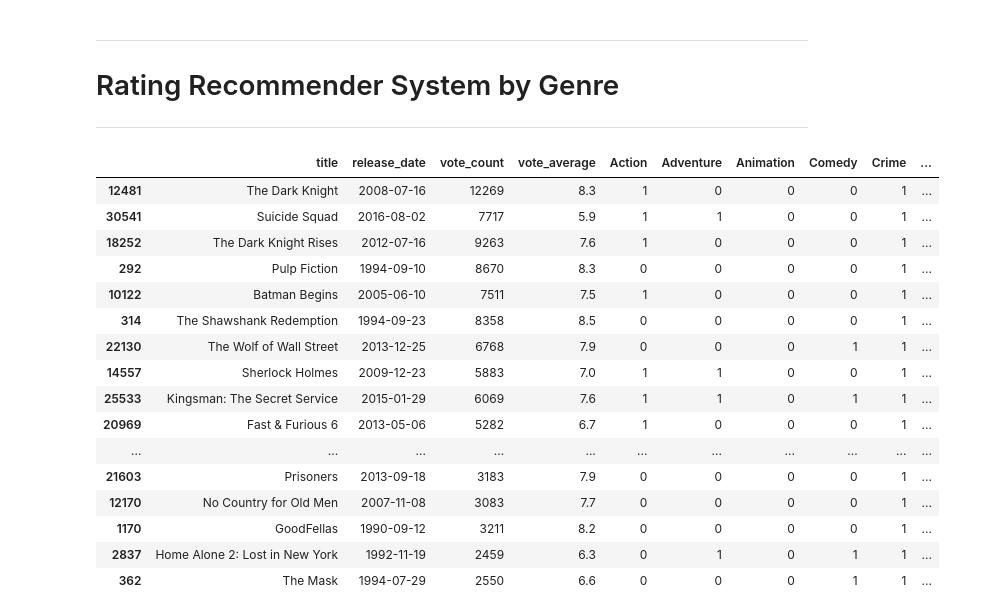
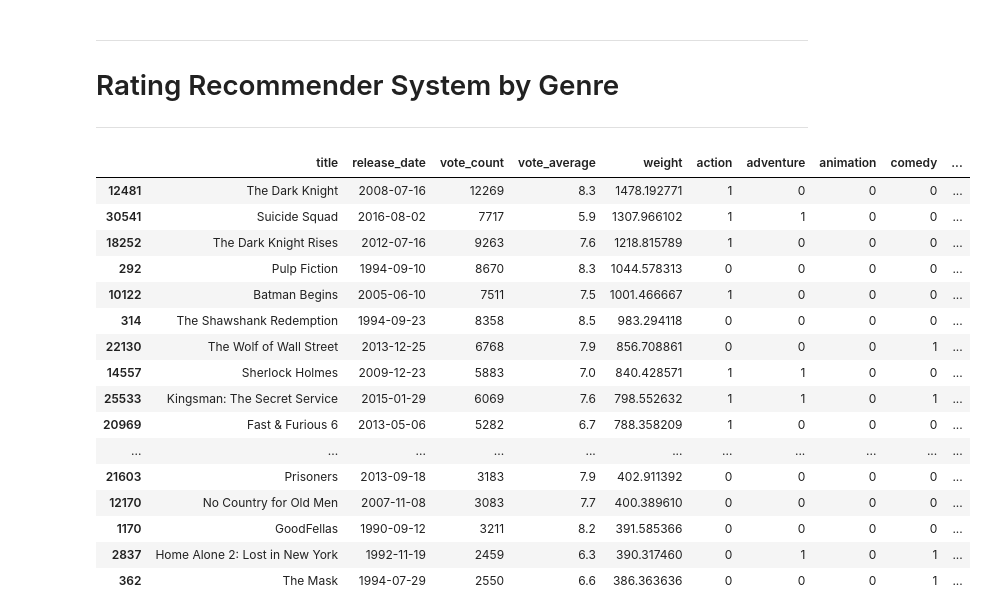
Before and after one commit to denissotnikov4/movie-recommender-systems, a Jupyter notebook: rating_recommendation_system.ipynb, the cells around one changed output. Drawn from its saved outputs; the diff is of its cells as text; code cells hidden in the pictures.

```diff
--- a/rating_recommendation_system.ipynb
+++ b/rating_recommendation_system.ipynb
@@ -169,0 +182,2 @@ df.head()
+# %%
+df['weight'] = df['vote_count'] / df['vote_average']
@@ -169,0 +188,10 @@ df.head()
+# %%
+df = df[['title', 'release_date', 'vote_count', 'vote_average', 'weight',
+         'Action', 'Adventure', 'Animation', 'Comedy', 'Crime', 'Documentary',
+         'Drama', 'Family', 'Fantasy', 'Foreign', 'History', 'Horror', 'Music',
+         'Mystery', 'Romance', 'Science Fiction', 'TV Movie', 'Thriller',
+         'War', 'Western']]
+# %%
+df = df.rename(columns={'Science Fiction': 'Science_Fiction', 'TV Movie': 'TV_Movie'})
+# %%
+df.columns = map(str.lower, df.columns)
@@ -228,23 +265,23 @@ def genres_vote(df, genre):
   df1 = df[df[genre] == 1]
   return df1.sort_values('weight', ascending=False).head(50)
 # %%
-genres_vote(df, 'Crime')
+genres_vote(df, 'crime')
 # %% [output]
-|  | title | release_date | vote_count | vote_average | Action | Adventure | Animation | Comedy | Crime | ... |
-| 12481 | The Dark Knight | 2008-07-16 | 12269 | 8.3 | 1 | 0 | 0 | 0 | 1 | ... |
-| 30541 | Suicide Squad | 2016-08-02 | 7717 | 5.9 | 1 | 1 | 0 | 0 | 1 | ... |
-| 18252 | The Dark Knight Rises | 2012-07-16 | 9263 | 7.6 | 1 | 0 | 0 | 0 | 1 | ... |
-| 292 | Pulp Fiction | 1994-09-10 | 8670 | 8.3 | 0 | 0 | 0 | 0 | 1 | ... |
-| 10122 | Batman Begins | 2005-06-10 | 7511 | 7.5 | 1 | 0 | 0 | 0 | 1 | ... |
-| 314 | The Shawshank Redemption | 1994-09-23 | 8358 | 8.5 | 0 | 0 | 0 | 0 | 1 | ... |
-| 22130 | The Wolf of Wall Street | 2013-12-25 | 6768 | 7.9 | 0 | 0 | 0 | 1 | 1 | ... |
-| 14557 | Sherlock Holmes | 2009-12-23 | 5883 | 7.0 | 1 | 1 | 0 | 0 | 1 | ... |
-| 25533 | Kingsman: The Secret Service | 2015-01-29 | 6069 | 7.6 | 1 | 1 | 0 | 1 | 1 | ... |
-| 20969 | Fast & Furious 6 | 2013-05-06 | 5282 | 6.7 | 1 | 0 | 0 | 0 | 1 | ... |
+|  | title | release_date | vote_count | vote_average | weight | action | adventure | animation | comedy | ... |
+| 12481 | The Dark Knight | 2008-07-16 | 12269 | 8.3 | 1478.192771 | 1 | 0 | 0 | 0 | ... |
+| 30541 | Suicide Squad | 2016-08-02 | 7717 | 5.9 | 1307.966102 | 1 | 1 | 0 | 0 | ... |
+| 18252 | The Dark Knight Rises | 2012-07-16 | 9263 | 7.6 | 1218.815789 | 1 | 0 | 0 | 0 | ... |
+| 292 | Pulp Fiction | 1994-09-10 | 8670 | 8.3 | 1044.578313 | 0 | 0 | 0 | 0 | ... |
+| 10122 | Batman Begins | 2005-06-10 | 7511 | 7.5 | 1001.466667 | 1 | 0 | 0 | 0 | ... |
+| 314 | The Shawshank Redemption | 1994-09-23 | 8358 | 8.5 | 983.294118 | 0 | 0 | 0 | 0 | ... |
+| 22130 | The Wolf of Wall Street | 2013-12-25 | 6768 | 7.9 | 856.708861 | 0 | 0 | 0 | 1 | ... |
+| 14557 | Sherlock Holmes | 2009-12-23 | 5883 | 7.0 | 840.428571 | 1 | 1 | 0 | 0 | ... |
+| 25533 | Kingsman: The Secret Service | 2015-01-29 | 6069 | 7.6 | 798.552632 | 1 | 1 | 0 | 1 | ... |
+| 20969 | Fast & Furious 6 | 2013-05-06 | 5282 | 6.7 | 788.358209 | 1 | 0 | 0 | 0 | ... |
 | ... | ... | ... | ... | ... | ... | ... | ... | ... | ... | ... |
-| 21603 | Prisoners | 2013-09-18 | 3183 | 7.9 | 0 | 0 | 0 | 0 | 1 | ... |
-| 12170 | No Country for Old Men | 2007-11-08 | 3083 | 7.7 | 0 | 0 | 0 | 0 | 1 | ... |
-| 1170 | GoodFellas | 1990-09-12 | 3211 | 8.2 | 0 | 0 | 0 | 0 | 1 | ... |
-| 2837 | Home Alone 2: Lost in New York | 1992-11-19 | 2459 | 6.3 | 0 | 1 | 0 | 1 | 1 | ... |
-| 362 | The Mask | 1994-07-29 | 2550 | 6.6 | 0 | 0 | 0 | 1 | 1 | ... |
+| 21603 | Prisoners | 2013-09-18 | 3183 | 7.9 | 402.911392 | 0 | 0 | 0 | 0 | ... |
+| 12170 | No Country for Old Men | 2007-11-08 | 3083 | 7.7 | 400.389610 | 0 | 0 | 0 | 0 | ... |
+| 1170 | GoodFellas | 1990-09-12 | 3211 | 8.2 | 391.585366 | 0 | 0 | 0 | 0 | ... |
+| 2837 | Home Alone 2: Lost in New York | 1992-11-19 | 2459 | 6.3 | 390.317460 | 0 | 1 | 0 | 1 | ... |
+| 362 | The Mask | 1994-07-29 | 2550 | 6.6 | 386.363636 | 0 | 0 | 0 | 1 | ... |
 # %%
```
Also changed, not shown: parts of 10 cells of this notebook.
